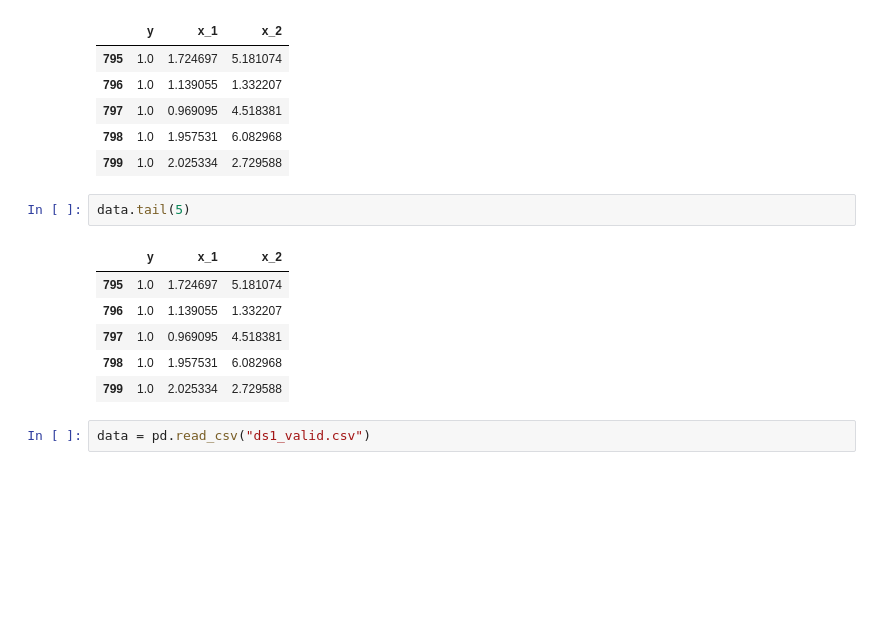
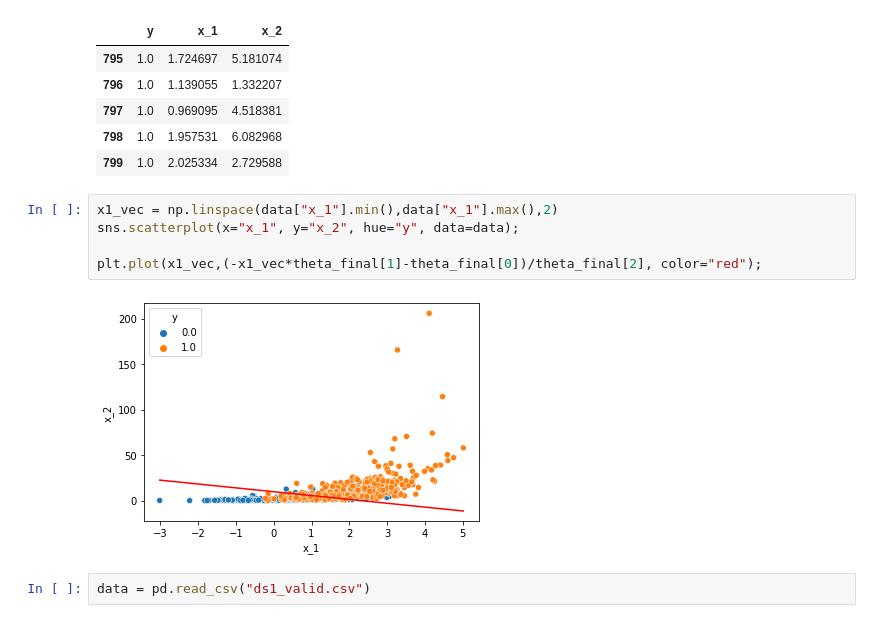
Before and after one commit to sagar27012001/CS229, a Jupyter notebook: Newton's Method for Binary Classification.ipynb, the cells around one changed output. Saved outputs shown, nothing was run; the diff lists cells and outputs as text; blank space fills up the shorter version.

```diff
--- a/Newton's Method for Binary Classification.ipynb
+++ b/Newton's Method for Binary Classification.ipynb
@@ -94,15 +94,13 @@ data.tail(5)
 | 797 | 1.0 | 0.969095 | 4.518381 |
 | 798 | 1.0 | 1.957531 | 6.082968 |
 | 799 | 1.0 | 2.025334 | 2.729588 |
-# %%
-data.tail(5)
-# %% [output]
-|  | y | x_1 | x_2 |
-| 795 | 1.0 | 1.724697 | 5.181074 |
-| 796 | 1.0 | 1.139055 | 1.332207 |
-| 797 | 1.0 | 0.969095 | 4.518381 |
-| 798 | 1.0 | 1.957531 | 6.082968 |
-| 799 | 1.0 | 2.025334 | 2.729588 |
+# %%
+x1_vec = np.linspace(data["x_1"].min(),data["x_1"].max(),2)
+sns.scatterplot(x="x_1", y="x_2", hue="y", data=data);
+
+plt.plot(x1_vec,(-x1_vec*theta_final[1]-theta_final[0])/theta_final[2], color="red");
+# %% [output]
+[figure, added]
 # %%
 data = pd.read_csv("ds1_valid.csv")
 # %%
```
